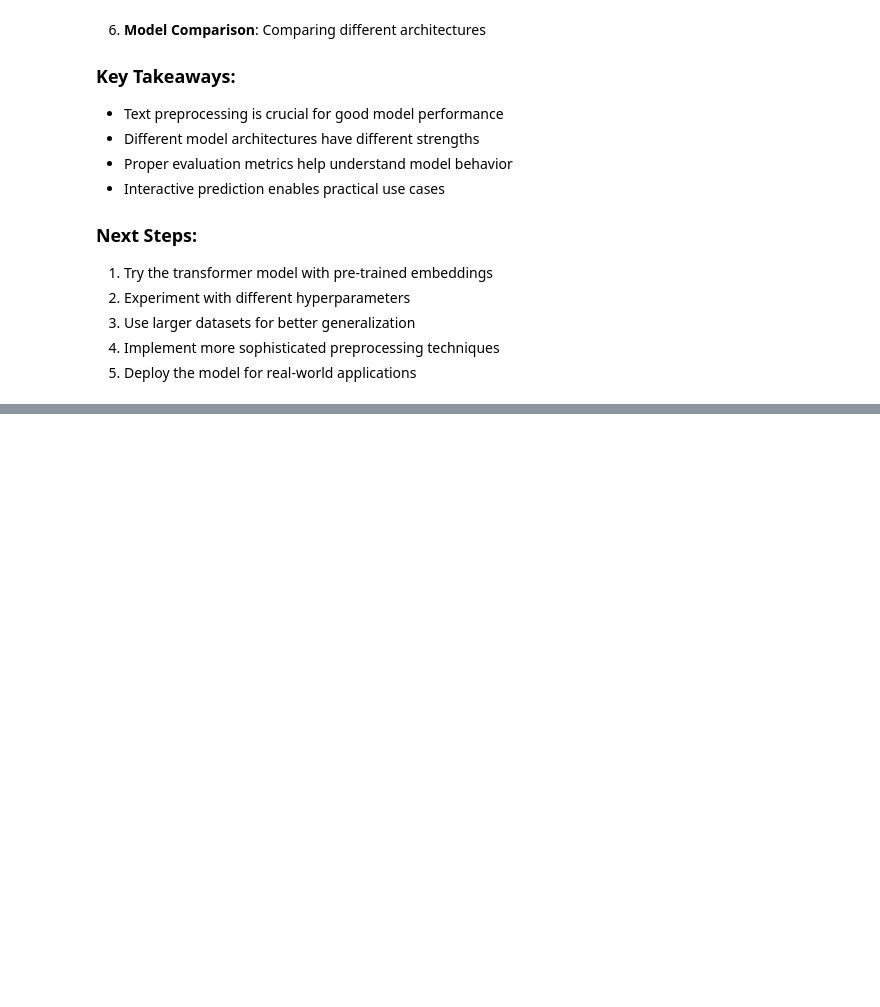
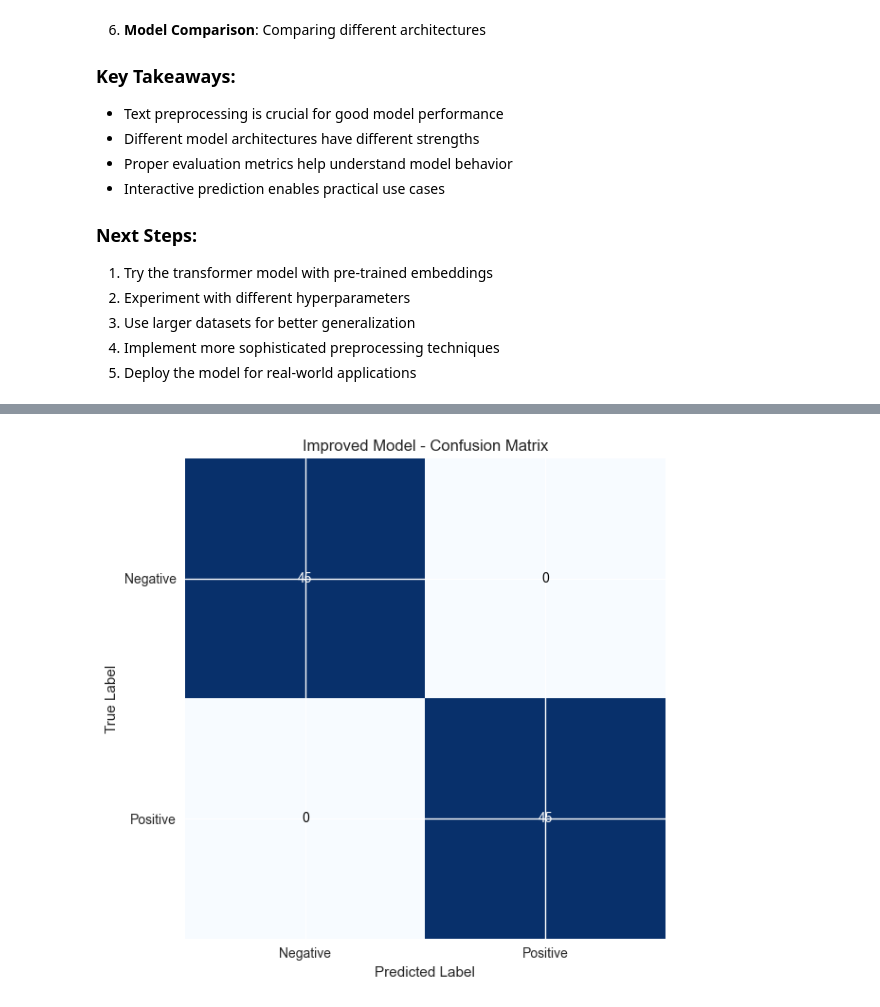
Before and after one commit to moinuddin-ahamed/sentiment-analysis, a Jupyter notebook: notebooks/sentiment_analysis_exploration.ipynb, the cells around one changed output, grey strips where cells are left out. Saved outputs shown, nothing was run; the diff lists cells and outputs as text; code cells hidden in the pictures; blank space fills up the shorter version.

```diff
--- a/notebooks/sentiment_analysis_exploration.ipynb
+++ b/notebooks/sentiment_analysis_exploration.ipynb
@@ -499,0 +937,64 @@ This notebook demonstrated:
+# %%
+# Evaluate improved model
+print("Evaluating Improved NBoW model...")
+improved_results = improved_trainer.evaluate(test_loader_improved)
+
+print(f"\n{'='*50}")
+print("PERFORMANCE COMPARISON")
+print(f"{'='*50}")
+
+# Original model results (from earlier training)
+print("Original Model:")
+print(f"  Accuracy:  0.5000")
+print(f"  Precision: 0.2500")
+print(f"  Recall:    0.5000")
+print(f"  F1-Score:  0.3333")
+
+print(f"\nImproved Model:")
+print(f"  Accuracy:  {improved_results['accuracy']:.4f}")
+print(f"  Precision: {improved_results['precision']:.4f}")
+print(f"  Recall:    {improved_results['recall']:.4f}")
+print(f"  F1-Score:  {improved_results['f1']:.4f}")
+
+# Calculate improvement
+accuracy_improvement = improved_results['accuracy'] - 0.5000
+precision_improvement = improved_results['precision'] - 0.2500
+f1_improvement = improved_results['f1'] - 0.3333
+
+print(f"\nImprovement:")
+print(f"  Accuracy:  {accuracy_improvement:+.4f} ({accuracy_improvement/0.5000*100:+.1f}%)")
+print(f"  Precision: {precision_improvement:+.4f} ({precision_improvement/0.2500*100:+.1f}%)")
+print(f"  F1-Score:  {f1_improvement:+.4f} ({f1_improvement/0.3333*100:+.1f}%)")
+
+# Define class names
+class_names = ['Negative', 'Positive']
+
+# Plot improved confusion matrix
+print(f"\nConfusion Matrix:")
+print(improved_results['confusion_matrix'])
+
+# Create a simple visualization of the confusion matrix
+import matplotlib.pyplot as plt
+fig, ax = plt.subplots(figsize=(8, 6))
+cm = improved_results['confusion_matrix']
+im = ax.imshow(cm, interpolation='nearest', cmap=plt.cm.Blues)
+ax.set_title('Improved Model - Confusion Matrix')
+tick_marks = np.arange(len(class_names))
+ax.set_xticks(tick_marks)
+ax.set_xticklabels(class_names)
+ax.set_yticks(tick_marks)
+ax.set_yticklabels(class_names)
+
+# Add text annotations
+thresh = cm.max() / 2.
+for i in range(cm.shape[0]):
+    for j in range(cm.shape[1]):
+        ax.text(j, i, format(cm[i, j], 'd'),
+                ha="center", va="center",
+                color="white" if cm[i, j] > thresh else "black")
+
+ax.set_ylabel('True Label')
+ax.set_xlabel('Predicted Label')
+plt.tight_layout()
+plt.show()
+# %% [output]
@@ -499,0 +1018 @@ This notebook demonstrated:
+[figure, added]
```
Also changed, not shown: parts of 15 cells of this notebook, 1 other file.
